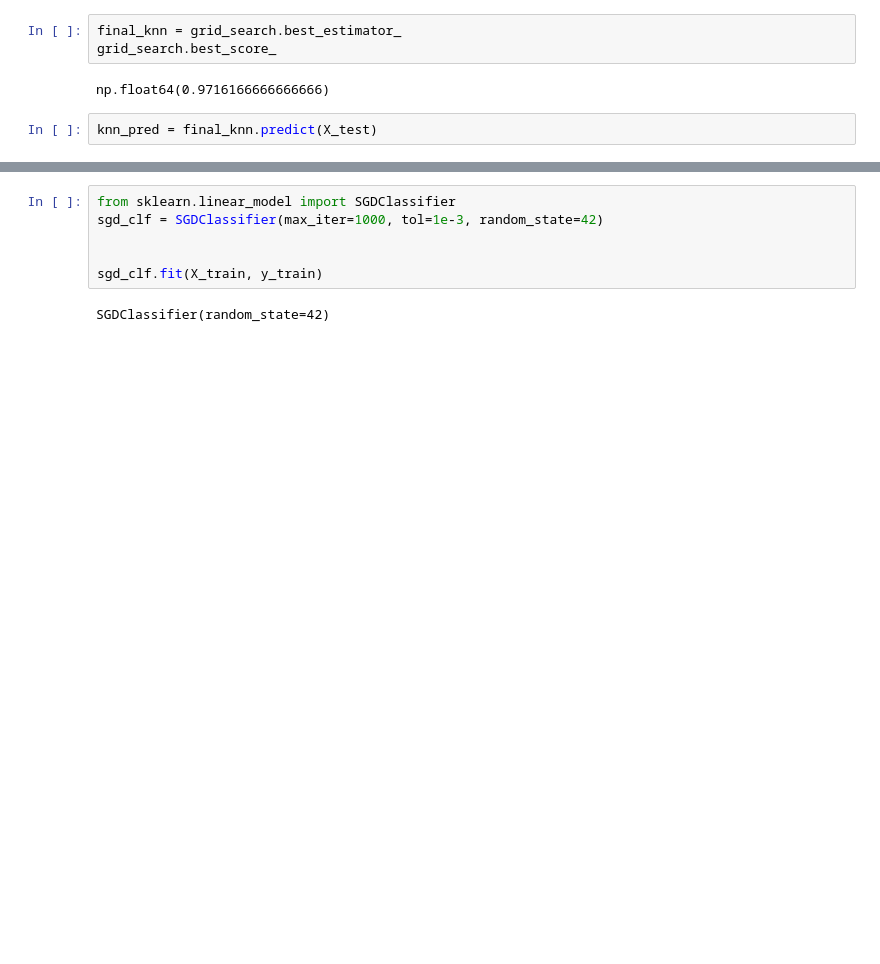
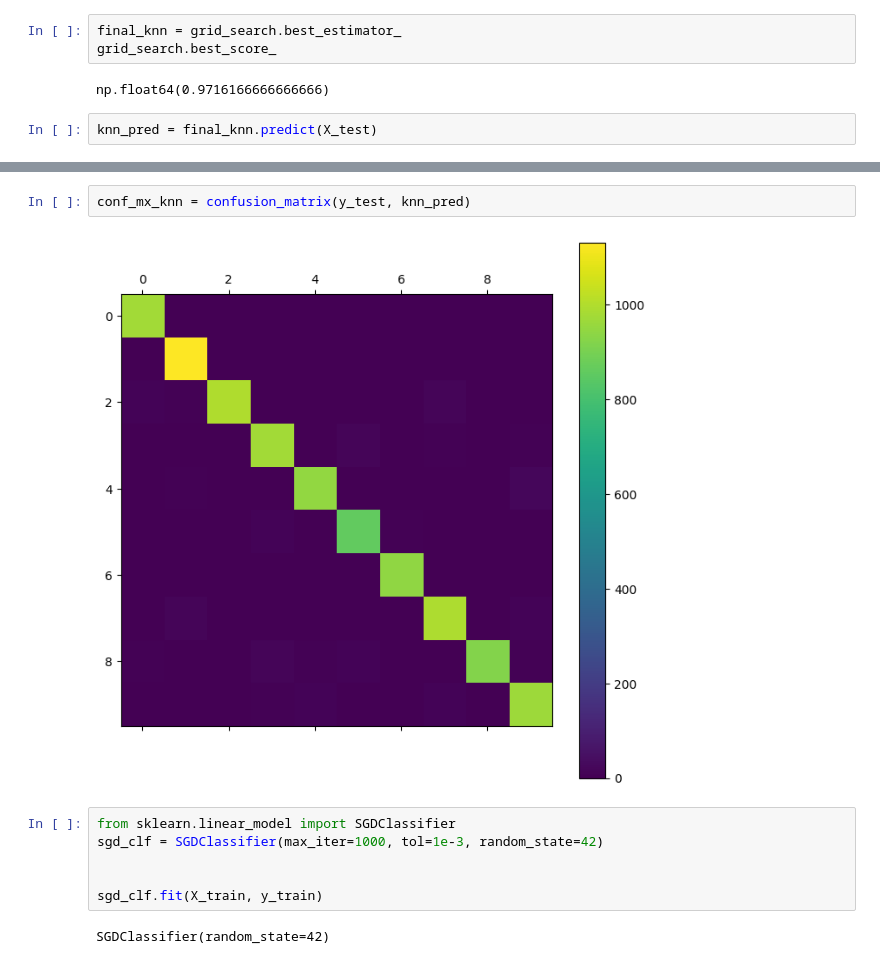
Before and after one commit to FelixH-git/SVM-Pipeline, a Jupyter notebook: LAb4.ipynb, the cells around one changed output, grey strips where cells are left out. Cells and saved outputs as stored; diff of their text form; blank space fills up the shorter version.

```diff
--- a/LAb4.ipynb
+++ b/LAb4.ipynb
@@ -82,3 +91,7 @@ knn_pred = final_knn.predict(X_test)
+# %%
+conf_mx_knn = confusion_matrix(y_test, knn_pred)
+# %% [output]
+[figure, added]
 # %%
 from sklearn.linear_model import SGDClassifier
 sgd_clf = SGDClassifier(max_iter=1000, tol=1e-3, random_state=42)
```
Also changed, not shown: parts of 3 cells of this notebook.
